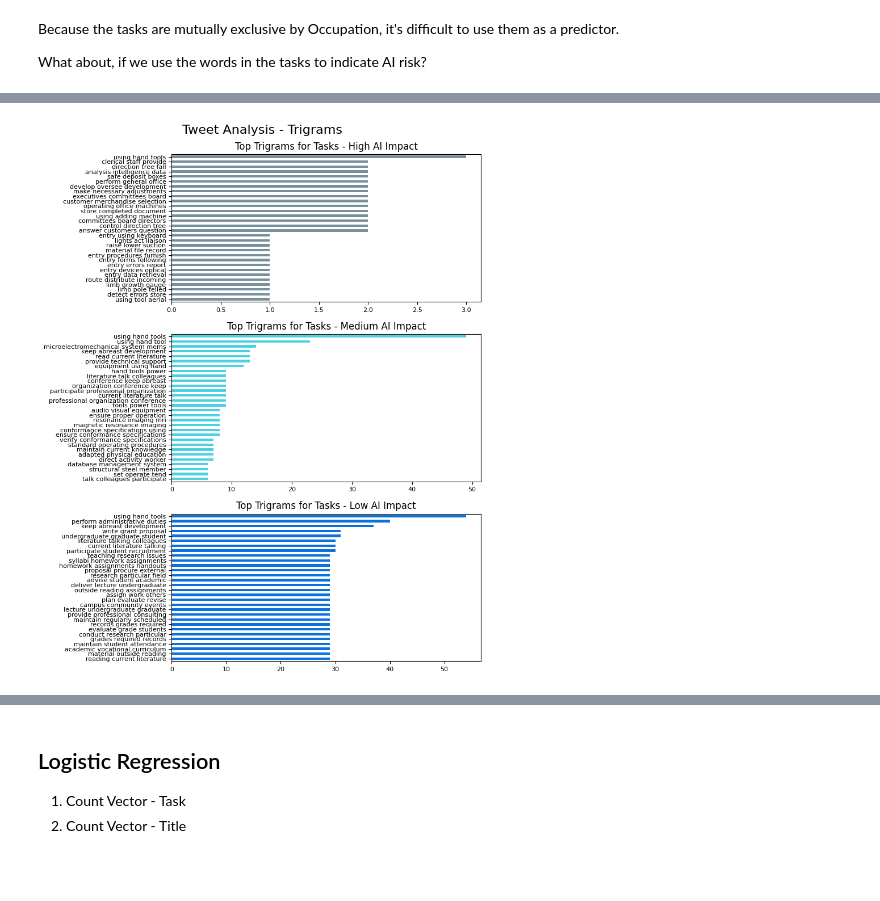
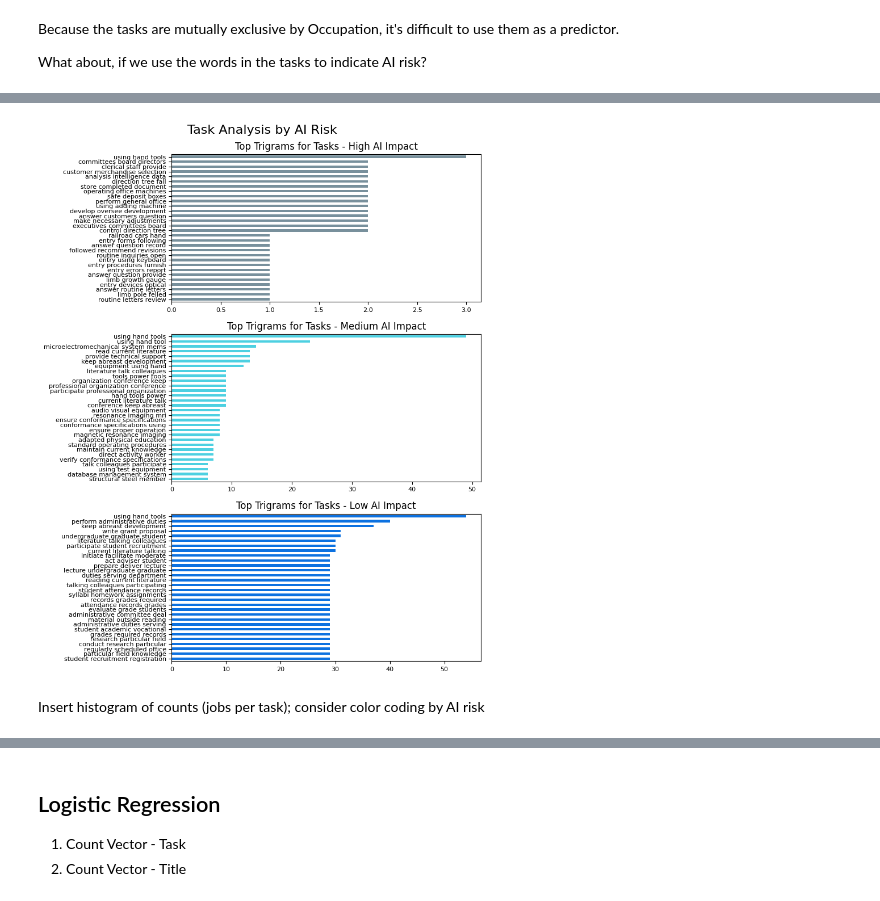
Before and after one commit to polinamin/ai_threat_index, a Jupyter notebook: code/Task_and_Technology_Analysis.ipynb, the cells around one changed output, grey strips where cells are left out. Drawn from its saved outputs; the diff is of its cells as text; code cells hidden in the pictures; blank space fills up the shorter version.

```diff
--- a/code/Task_and_Technology_Analysis.ipynb
+++ b/code/Task_and_Technology_Analysis.ipynb
@@ -556,7 +673,10 @@ Experimenting with including Job Titles
+# %%
+full_dataset_combined_analysis = pd.merge(left=full_dataset_combined_, right=tasks_importance_task_crosstab,
+                                          left_on=["O*NET-SOC Code"], right_on=["O*NET-SOC Code"], how = "left" )
 # %%
 stops = nltk.corpus.stopwords.words('english')
-#new_stop_words = [""]
-#stops.extend(new_stop_words)
+new_stop_words = ["whom"]
+stops.extend(new_stop_words)
 # %%
 def text_process(text):
   w_tokenizer = nltk.tokenize.WhitespaceTokenizer()
@@ -581,8 +701,8 @@ tasks_for_model = pd.DataFrame(df_lemm)
 titles_for_model = pd.DataFrame(df_lemm_title)
 # %%
 cvec = CountVectorizer(ngram_range=(3, 3), stop_words=stops)
-cvec.fit(df_lemm)
-cvec_transform = cvec.transform(df_lemm)
+cvec.fit(df_lemm_task)
+cvec_transform = cvec.transform(df_lemm_task)
 tasks_lemmed = pd.DataFrame(cvec_transform.todense(), columns=cvec.get_feature_names_out())
 # %%
 cvec = CountVectorizer(ngram_range=(3, 3), stop_words=stops)
@@ -592,5 +714,5 @@ titles_lemmed = pd.DataFrame(cvec_transformed.todense(), columns=cvec.get_featur
 # %%
-y_lemm = pd.DataFrame(ytask["rank"])
+y_lemm = pd.DataFrame(ytask)
 y_lemm = y_lemm.reset_index(drop=True)
 # %%
 tasks_lemmed_ = pd.merge(tasks_lemmed, y_lemm, left_index=True, right_index=True)
@@ -620,33 +731,35 @@ Name: Title, dtype: object
 # %%
 fig, axes = plt.subplots(3, 1, figsize=(8, 10), tight_layout=True)
 
-(tasks_lemmed_[tasks_lemmed_['rank'] == "high"]
-    .drop(columns=['rank'])
+(tasks_lemmed_[tasks_lemmed_['rank_new'] == 0]
+    .drop(columns=['rank_new'])
     .sum()
     .sort_values(ascending=False)
     .head(30)
     .plot(kind='barh', title='Top Trigrams for Tasks - High AI Impact', color='#78909c', fontsize=8, ax=axes[0])).invert_yaxis();
 
 
-(tasks_lemmed_[tasks_lemmed_['rank'] == "med"]
-    .drop(columns=['rank'])
+(tasks_lemmed_[tasks_lemmed_['rank_new'] == 2]
+    .drop(columns=['rank_new'])
     .sum()
     .sort_values(ascending=False)
     .head(30)
     .plot(kind='barh', title='Top Trigrams for Tasks - Medium AI Impact', color='#4dd0e1', fontsize=8, ax=axes[1])).invert_yaxis();
 
 
-(tasks_lemmed_[tasks_lemmed_['rank'] == "low"]
-    .drop(columns=['rank'])
+(tasks_lemmed_[tasks_lemmed_['rank_new'] == 1]
+    .drop(columns=['rank_new'])
     .sum()
     .sort_values(ascending=False)
     .head(30)
     .plot(kind='barh', title='Top Trigrams for Tasks - Low AI Impact', color='#0c71e0', fontsize=8, ax=axes[2])).invert_yaxis();
 
 
-fig.suptitle('Tweet Analysis - Trigrams', fontsize=16);
+fig.suptitle('Task Analysis by AI Risk', fontsize=16);
 # %% [output]
-[figure, old version]
+[figure, new version]
+# %% [markdown]
+Insert histogram of counts (jobs per task); consider color coding by AI risk
 # %%
 fig, axes = plt.subplots(3, 1, figsize=(8, 10), tight_layout=True)
 
```
Also changed, not shown: parts of 259 cells of this notebook, 16 other files.
